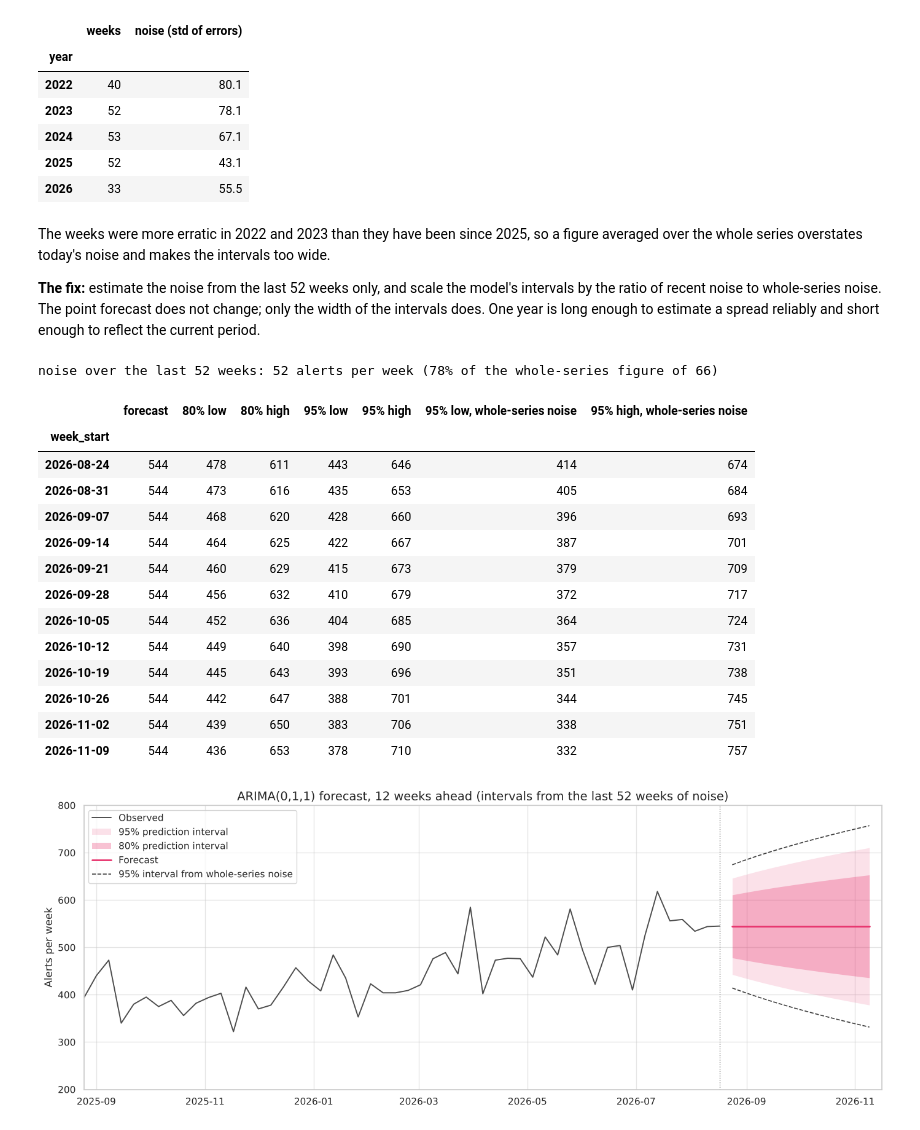
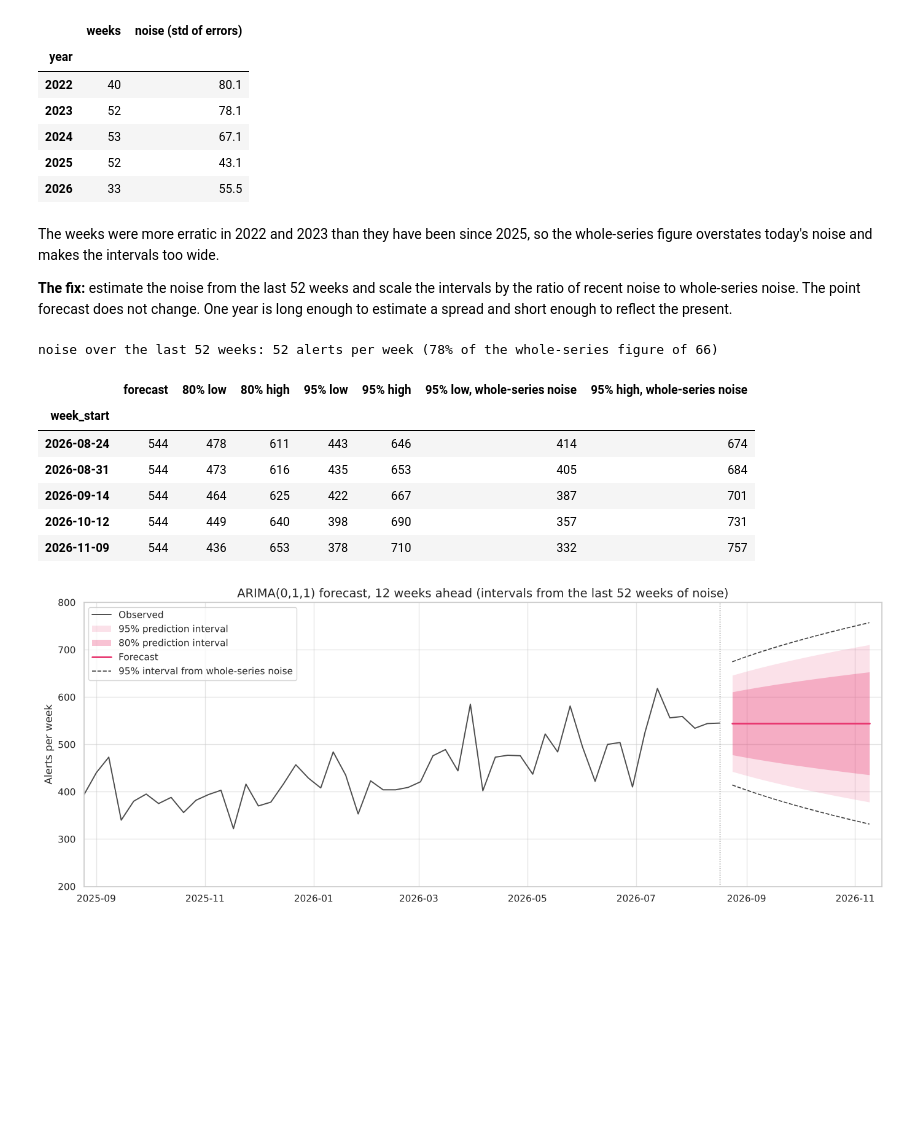
Before and after one commit to kpolonska/time-series-analysis-of-air-alerts, a Jupyter notebook: analysis.ipynb, the cells around one changed output. Drawn from its saved outputs; the diff is of its cells as text; code cells hidden in the pictures; blank space fills up the shorter version.

```diff
--- a/analysis.ipynb
+++ b/analysis.ipynb
@@ -872,51 +812,44 @@ Levene's test for equal spread across years: p = 0.0008
 | 2025 | 52 | 43.1 |
 | 2026 | 33 | 55.5 |
 # %% [markdown]
-The weeks were more erratic in 2022 and 2023 than they have been since 2025, so a figure averaged over the whole series overstates today's noise and makes the intervals too wide.
+The weeks were more erratic in 2022 and 2023 than they have been since 2025, so the whole-series figure overstates today's noise and makes the intervals too wide.
 
-**The fix:** estimate the noise from the last 52 weeks only, and scale the model's intervals by the ratio of recent noise to whole-series noise. The point forecast does not change; only the width of the intervals does. One year is long enough to estimate a spread reliably and short enough to reflect the current period.
+**The fix:** estimate the noise from the last 52 weeks and scale the intervals by the ratio of recent noise to whole-series noise. The point forecast does not change. One year is long enough to estimate a spread and short enough to reflect the present.
 # %%
 RECENT_WEEKS = 52
 
 
 def recent_noise_ratio(fit, recent_weeks=RECENT_WEEKS):
     """Noise over the last `recent_weeks` one-week-ahead errors, relative to the model's whole-series figure."""
     recent_sigma = np.sqrt((fit.resid.iloc[-recent_weeks:] ** 2).mean())
     return recent_sigma / np.sqrt(fit.params["sigma2"])
 
 
 ratio = recent_noise_ratio(final_fit)
 print(f"noise over the last {RECENT_WEEKS} weeks: {ratio * model_sigma:.0f} alerts per week "
       f"({ratio:.0%} of the whole-series figure of {model_sigma:.0f})")
 
 prediction = final_fit.get_forecast(HORIZON)
 standard_error = prediction.se_mean * ratio  # the model's forecast standard errors, rescaled to recent noise
 
 forecast = pd.DataFrame({"forecast": prediction.predicted_mean})
 for level in (0.80, 0.95):
     z = stats.norm.ppf(0.5 + level / 2)
     forecast[f"{level:.0%} low"] = forecast["forecast"] - z * standard_error
     forecast[f"{level:.0%} high"] = forecast["forecast"] + z * standard_error
 # for comparison: the model's own 95% interval, built on whole-series noise
 forecast["95% low, whole-series noise"] = prediction.conf_int(alpha=0.05).iloc[:, 0]
 forecast["95% high, whole-series noise"] = prediction.conf_int(alpha=0.05).iloc[:, 1]
 forecast.index.name = "week_start"
-forecast.round(0).astype(int)
+forecast.round(0).astype(int).iloc[[0, 1, 3, 7, 11]]  # weeks 1, 2, 4, 8 and 12
 # %% [output]
 noise over the last 52 weeks: 52 alerts per week (78% of the whole-series figure of 66)
 |  | forecast | 80% low | 80% high | 95% low | 95% high | 95% low, whole-series noise | 95% high, whole-series noise |
 | week_start |  |  |  |  |  |  |  |
 | 2026-08-24 | 544 | 478 | 611 | 443 | 646 | 414 | 674 |
 | 2026-08-31 | 544 | 473 | 616 | 435 | 653 | 405 | 684 |
-| 2026-09-07 | 544 | 468 | 620 | 428 | 660 | 396 | 693 |
 | 2026-09-14 | 544 | 464 | 625 | 422 | 667 | 387 | 701 |
-| 2026-09-21 | 544 | 460 | 629 | 415 | 673 | 379 | 709 |
-| 2026-09-28 | 544 | 456 | 632 | 410 | 679 | 372 | 717 |
-| 2026-10-05 | 544 | 452 | 636 | 404 | 685 | 364 | 724 |
 | 2026-10-12 | 544 | 449 | 640 | 398 | 690 | 357 | 731 |
-| 2026-10-19 | 544 | 445 | 643 | 393 | 696 | 351 | 738 |
-| 2026-10-26 | 544 | 442 | 647 | 388 | 701 | 344 | 745 |
-| 2026-11-02 | 544 | 439 | 650 | 383 | 706 | 338 | 751 |
 | 2026-11-09 | 544 | 436 | 653 | 378 | 710 | 332 | 757 |
 # %%
 history = weekly.iloc[-52:]  # the last year, for context
```
Also changed, not shown: parts of 75 cells of this notebook.
